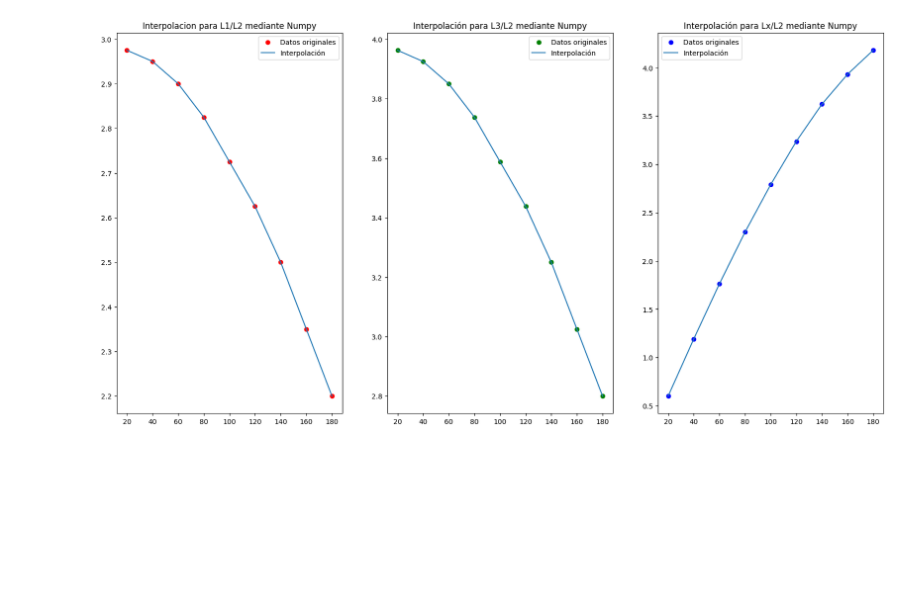
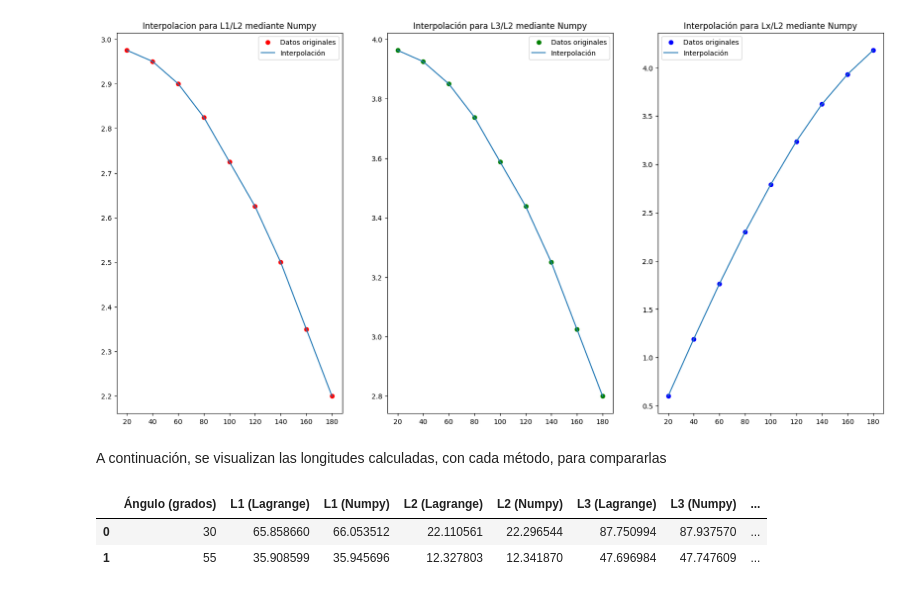
Before and after one commit to JuanMcd/ProgParaIngenieria, a Jupyter notebook: Tarea_interpolacion.ipynb, the cells around one changed output. Drawn from its saved outputs; the diff is of its cells as text; code cells hidden in the pictures; blank space fills up the shorter version.

Commit message:
Calculo de las longitudes y visualización

```diff
--- a/Tarea_interpolacion.ipynb
+++ b/Tarea_interpolacion.ipynb
@@ -99,3 +99,37 @@ axs[2].legend()
 # %% [output]
 <matplotlib.legend.Legend at 0x...>
 [figure]
+# %%
+#Calcular las longitudes L1, L2, L3 Y L4 para 30 grados
+ang = 30
+L2_30_numpy = Lx/np.interp(ang, angulo, Lx_L2)
+L3_30_numpy = L2_30_numpy*np.interp(ang, angulo, L3_L2)
+L1_30_numpy = L2_30_numpy*np.interp(ang, angulo, L1_L2)
+L4_30_numpy = L3_30_numpy
+# %%
+#Calcular las longitudes L1, L2, L3 Y L4 para 55 grados
+ang = 55
+L2_55_numpy = Lx/np.interp(ang, angulo, Lx_L2)
+L3_55_numpy = L2_55_numpy*np.interp(ang, angulo, L3_L2)
+L1_55_numpy = L2_55_numpy*np.interp(ang, angulo, L1_L2)
+L4_55_numpy = L3_55_numpy
+# %% [markdown]
+A continuación, se visualizan las longitudes calculadas, con cada método, para compararlas
+# %%
+df = pd.DataFrame({
+    'Ángulo (grados)':['30', '55'],
+    'L1 (Lagrange)':[L1_30, L1_55],
+    'L1 (Numpy)':[L1_30_numpy, L1_55_numpy],
+    'L2 (Lagrange)':[L2_30, L2_55],
+    'L2 (Numpy)':[L2_30_numpy, L2_55_numpy],
+    'L3 (Lagrange)':[L3_30, L3_55],
+    'L3 (Numpy)':[L3_30_numpy, L3_55_numpy],
+    'L4 (Lagrange)':[L4_30, L4_55],
+    'L4 (Numpy)':[L4_30, L4_55],
+})
+
+display(df)
+# %% [output]
+|  | Ángulo (grados) | L1 (Lagrange) | L1 (Numpy) | L2 (Lagrange) | L2 (Numpy) | L3 (Lagrange) | L3 (Numpy) | ... |
+| 0 | 30 | 65.858660 | 66.053512 | 22.110561 | 22.296544 | 87.750994 | 87.937570 | ... |
+| 1 | 55 | 35.908599 | 35.945696 | 12.327803 | 12.341870 | 47.696984 | 47.747609 | ... |
```
